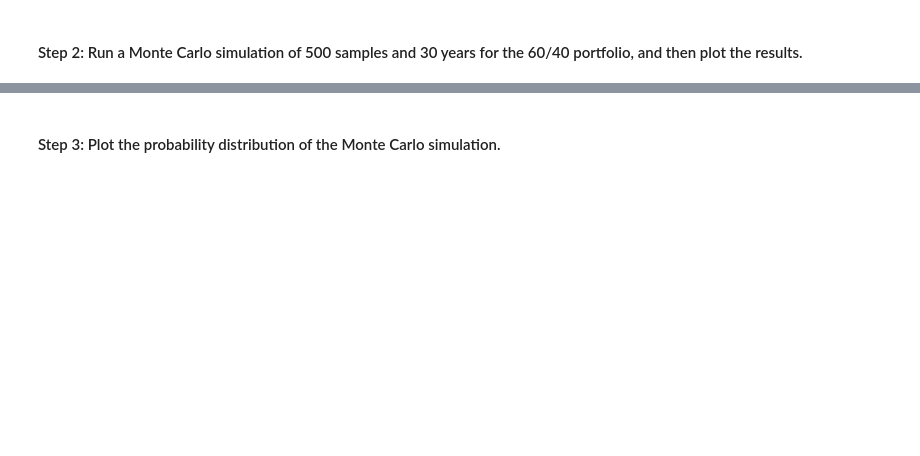
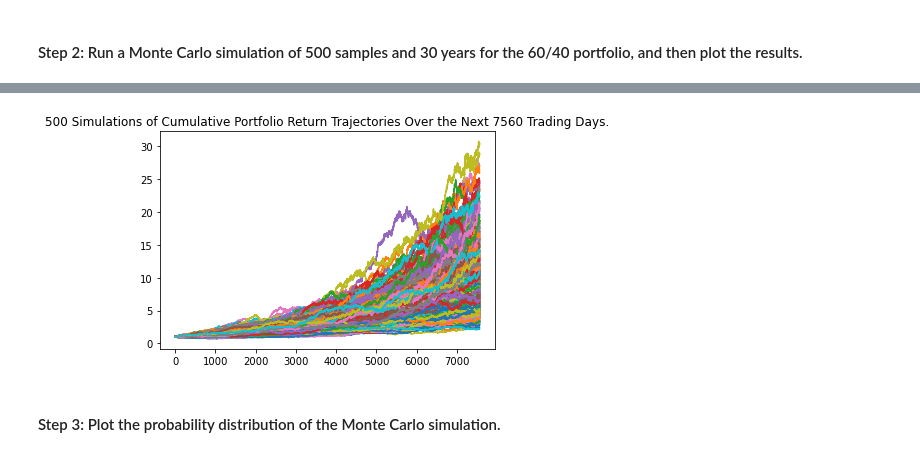
Before and after one commit to Ahmed-Mahjoub/financial_planning_tools, a Jupyter notebook: financial_planning_tools.ipynb, the cells around one changed output, grey strips where cells are left out. Saved outputs shown, nothing was run; the diff lists cells and outputs as text; code cells hidden in the pictures; blank space fills up the shorter version.

```diff
--- a/financial_planning_tools.ipynb
+++ b/financial_planning_tools.ipynb
@@ -554,7 +554,11 @@ Running Monte Carlo simulation number 490.
 # %%
 # Visualize the 30-year Monte Carlo simulation by creating an
 # overlay line plot
 # YOUR CODE HERE
+MC_sim_line_plot = MC_thirty_year.plot_simulation()
+MC_sim_line_plot.get_figure().savefig("MC_thirtyyear_sim_plot.png", bbox_inches = "tight")
+# %% [output]
+[figure, added]
 # %% [markdown]
 #### Step 3: Plot the probability distribution of the Monte Carlo simulation.
 # %%
```
Also changed, not shown: parts of 25 cells of this notebook.
